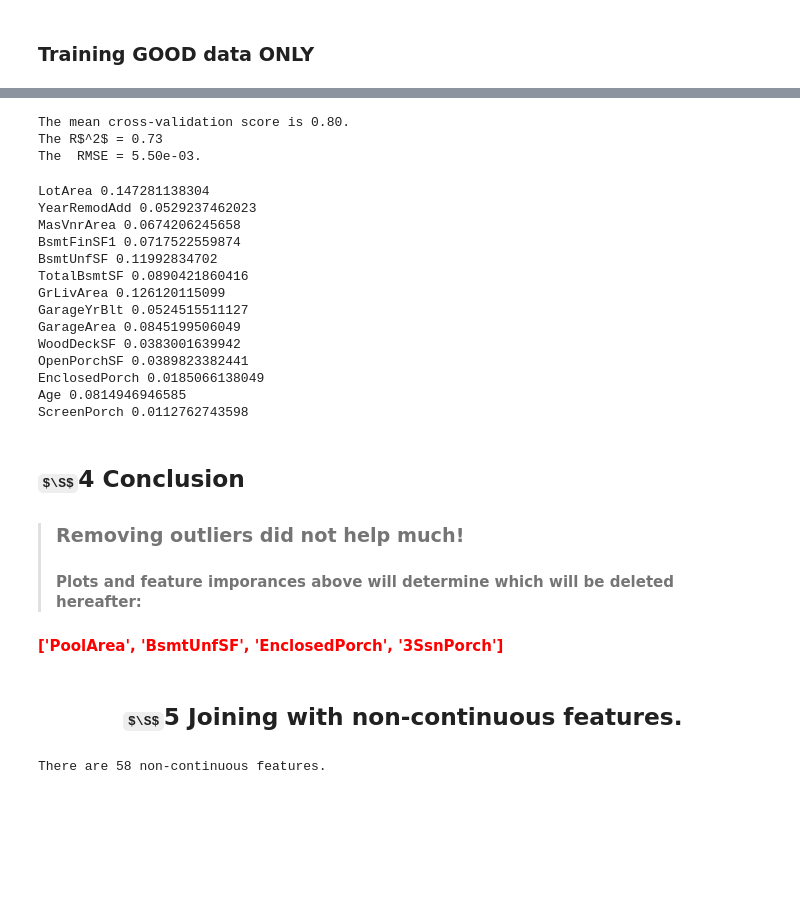
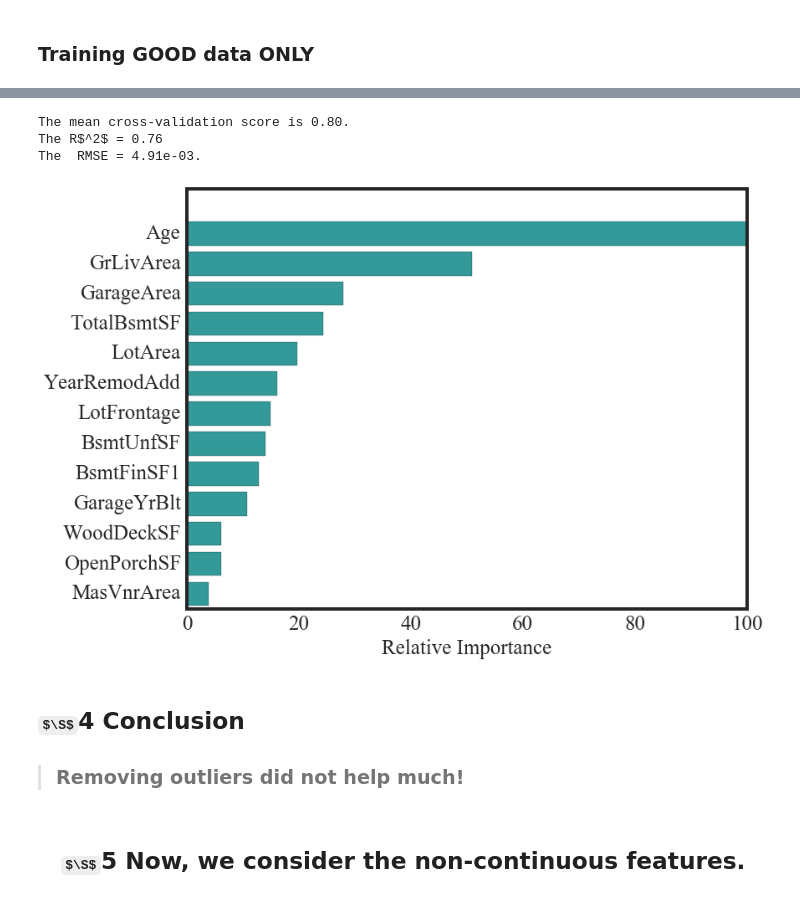
Before and after one commit to gmsardane/Predicting-Ames-Housing-Prices, a Jupyter notebook: Exploring and Predicting Ames Housing Prices.ipynb, the cells around one changed output, grey strips where cells are left out. Cells and saved outputs as stored; diff of their text form; code cells hidden in the pictures; some formulas as TeX source; blank space fills up the shorter version.

```diff
--- a/Exploring and Predicting Ames Housing Prices.ipynb
+++ b/Exploring and Predicting Ames Housing Prices.ipynb
@@ -505,7 +462,7 @@ The  RMSE = 4.38e-03.
 # %%
 #reg = RandomForestRegressor(n_estimators=100, max_depth=None,
 #                            min_samples_split=2, random_state=0)
-reg = GradientBoostingRegressor(n_estimators=500, learning_rate=0.1, max_depth=10, min_samples_split=10)
+reg = GradientBoostingRegressor(n_estimators=500, learning_rate=0.01, max_depth=10, min_samples_split=10)
 reg.fit(X_train, y_train)
 scores = cross_val_score(reg, X_train, y_train)
 print 'The mean cross-validation score is {:.2f}.'.format(scores.mean())
@@ -516,42 +473,23 @@ print 'The R$^2$ = {:.2f}'.format(r2_score(pred, y_test))
 print 'The  RMSE = {:.2e}.'.format(mean_squared_error(pred, y_test))
 # %% [output]
 The mean cross-validation score is 0.80.
-The R$^2$ = 0.73
-The  RMSE = 5.50e-03.
+The R$^2$ = 0.76
+The  RMSE = 4.91e-03.
-# %%
-for i in range(len(good_data_X.columns)):
-    print good_data_X.columns[i], reg.feature_importances_[i]
-# %% [output]
-LotArea 0.147281138304
-YearRemodAdd 0.0529237462023
-MasVnrArea 0.0674206245658
-BsmtFinSF1 0.0717522559874
-BsmtUnfSF 0.11992834702
-TotalBsmtSF 0.0890421860416
-GrLivArea 0.126120115099
-GarageYrBlt 0.0524515511127
-GarageArea 0.0845199506049
-WoodDeckSF 0.0383001639942
-OpenPorchSF 0.0389823382441
-EnclosedPorch 0.0185066138049
-Age 0.0814946946585
-ScreenPorch 0.0112762743598
+# %%
+feature_importance = reg.feature_importances_
+feature_importance = 100.0 * (feature_importance / feature_importance.max())
+sorted_idx = np.argsort(feature_importance)
+pos = np.arange(sorted_idx.shape[0]) + .5
+plt.barh(pos, feature_importance[sorted_idx], align='center', color = 'teal', alpha=0.8)
+plt.yticks(pos, good_data_X.columns[sorted_idx], fontsize=25)
+plt.xticks(fontsize=25)
+plt.xlabel('Relative Importance', fontsize = 25);
+plt.savefig("FeatureImpt.pdf")
+# %% [output]
+[figure, added]
 # %% [markdown]
 ## $\S$4 Conclusion
 
 > ### Removing outliers did not help much!
-> #### Plots and feature imporances above will determine which will be deleted hereafter:
-   #### <font color=red> ['PoolArea', 'BsmtUnfSF', 'EnclosedPorch', '3SsnPorch'] </font>
 # %% [markdown]
-## <center> $\S$5 Joining with non-continuous features.
+## <center> $\S$5 Now, we consider the non-continuous features.
-# %%
-## Extract all continuous variables
-feature_noncont = []
-for feature in X_all.columns:
-    if len(set(X_all[feature]))  >= 2 and feature not in feature_continuous:
-        feature_noncont.append(feature)
-
-print "There are {} non-continuous features.".format(len(feature_noncont))
-##Exploration is in the other notebook.
-# %% [output]
-There are 58 non-continuous features.
```
Also changed, not shown: parts of 44 cells of this notebook, 13 other files.
